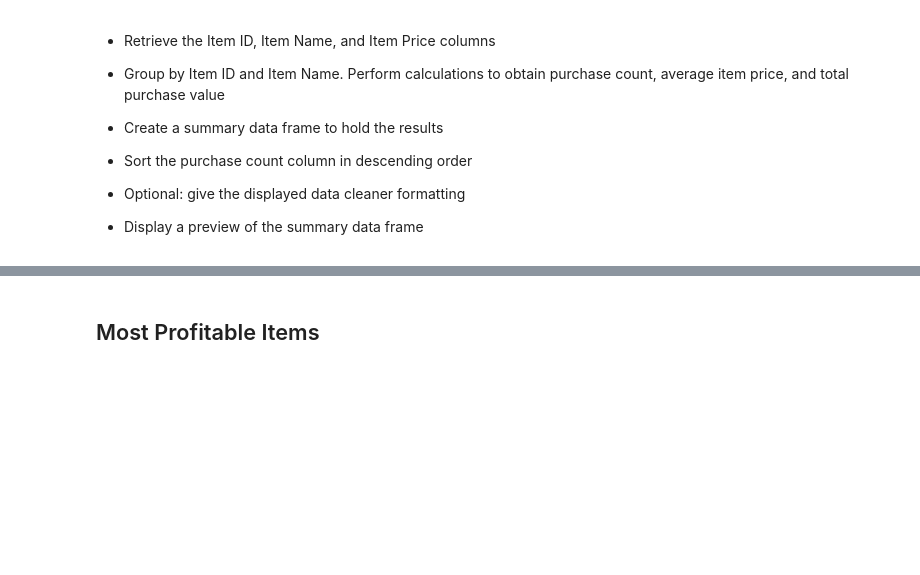
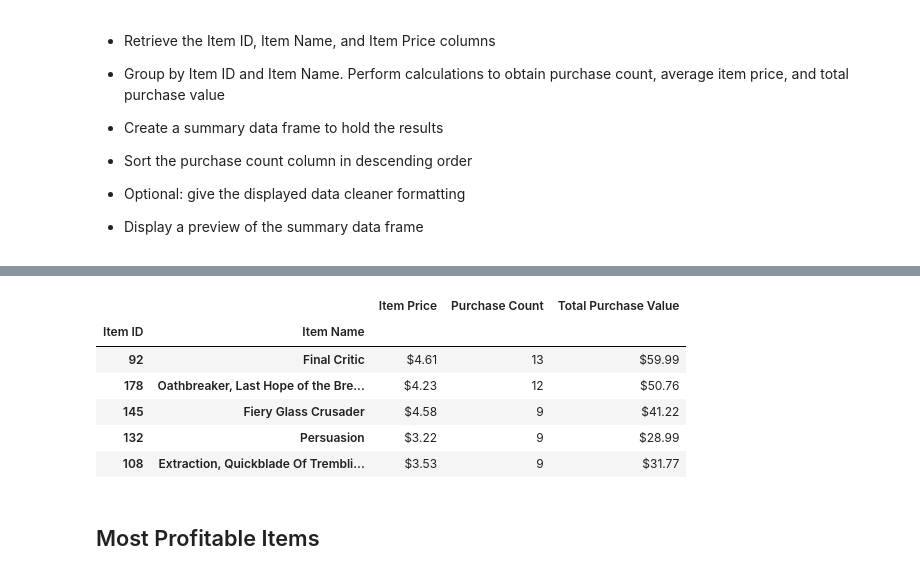
Before and after one commit to ANABGR/pandas-challenge, a Jupyter notebook: HeroesOfPymoli/HeroesOfPymoli_HeroesOfPymoli_starter.ipynb, the cells around one changed output, grey strips where cells are left out. Saved outputs shown, nothing was run; the diff lists cells and outputs as text; code cells hidden in the pictures; blank space fills up the shorter version.

Commit message:
Most Popular Items

```diff
--- a/HeroesOfPymoli/HeroesOfPymoli_HeroesOfPymoli_starter.ipynb
+++ b/HeroesOfPymoli/HeroesOfPymoli_HeroesOfPymoli_starter.ipynb
@@ -283,3 +274,32 @@ Top_spenders_sorted.head(5)
+# %%
+# Retrieve Item ID, Item name and Item Price
+Item_columns = filename_df.loc[:,["Item ID", "Item Name", "Price"]]
+
+#Calculations
+Puchase_count_ID = filename_df.groupby(['Item ID', 'Item Name'])['Price'].count()
+Total_purchase_value_ID = filename_df.groupby(['Item ID', 'Item Name'])['Price'].sum()
+Item_Price = filename_df.groupby(['Item ID', 'Item Name'])['Price'].mean()
+
+# Create Data Frame
+Popular_Items = pd.DataFrame({"Item Price": Item_Price, "Purchase Count": Puchase_count_ID,
+                                      "Total Purchase Value": Total_purchase_value_ID})
+
+# Sort per purchase count
+Popular_Items_sorted = Popular_Items.sort_values("Purchase Count", ascending = False)
+
+# Format
+pd.options.display.float_format = '${:,.2f}'.format
+
+# Display Data Frame
+Popular_Items_sorted.head(5)
+# %% [output]
+|  |  | Item Price | Purchase Count | Total Purchase Value |
+| Item ID | Item Name |  |  |  |
+| 92 | Final Critic | $4.61 | 13 | $59.99 |
+| 178 | Oathbreaker, Last Hope of the Bre... | $4.23 | 12 | $50.76 |
+| 145 | Fiery Glass Crusader | $4.58 | 9 | $41.22 |
+| 132 | Persuasion | $3.22 | 9 | $28.99 |
+| 108 | Extraction, Quickblade Of Trembli... | $3.53 | 9 | $31.77 |
 # %% [markdown]
 ## Most Profitable Items
 # %% [markdown]
```
Also changed, not shown: parts of 1 cell of this notebook.
